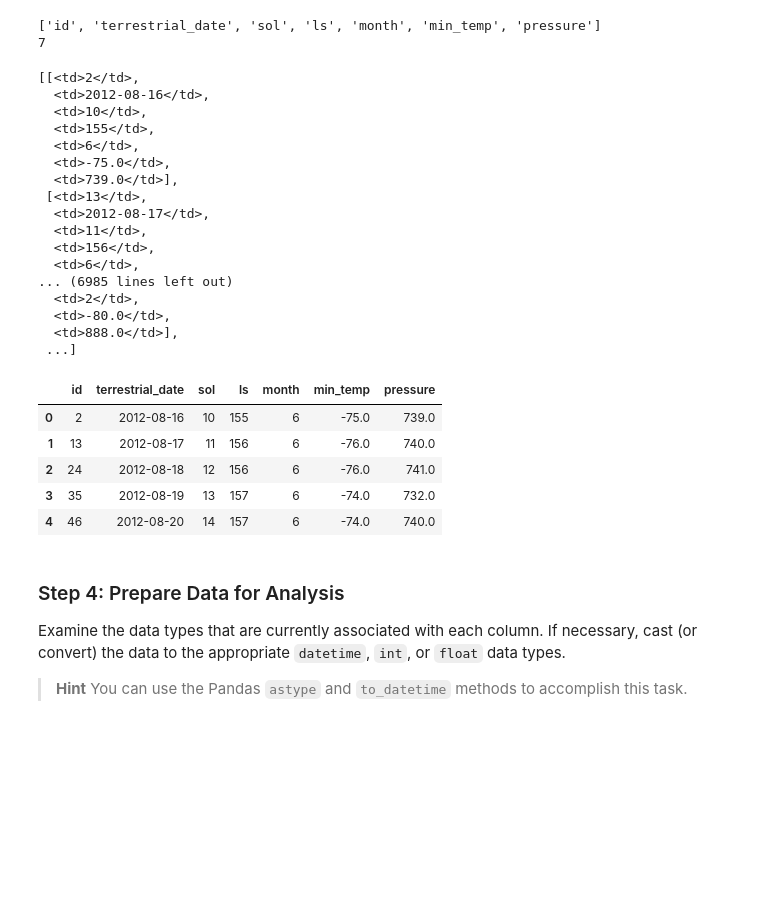
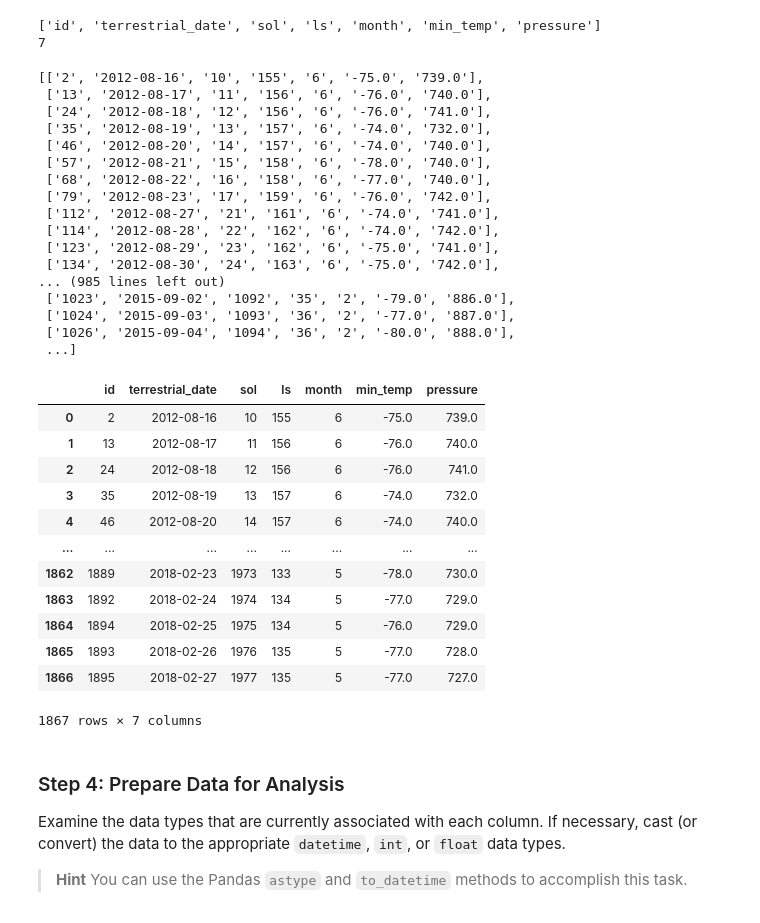
Before and after one commit to jddelaune/mars-web-scraping, a Jupyter notebook: part_2_mars_weather.ipynb, the cells around one changed output. Cells and saved outputs as stored; diff of their text form; code cells hidden in the pictures; blank space fills up the shorter version.

```diff
--- a/part_2_mars_weather.ipynb
+++ b/part_2_mars_weather.ipynb
@@ -86,38 +86,48 @@ row_data = []
 # Loop through the scraped data to create a list of rows
 for i in data_rows:
     row = i.find_all('td')
-    row_data.append(row)
+    ct = [cell.text for cell in row]
+    row_data.append(ct)
 # %%
 row_data
 # %% [output]
-[[<td>2</td>,
-  <td>2012-08-16</td>,
-  <td>10</td>,
-  <td>155</td>,
-  <td>6</td>,
-  <td>-75.0</td>,
-  <td>739.0</td>],
- [<td>13</td>,
-  <td>2012-08-17</td>,
-  <td>11</td>,
-  <td>156</td>,
-  <td>6</td>,
-... (6985 lines left out)
-  <td>2</td>,
-  <td>-80.0</td>,
-  <td>888.0</td>],
+[['2', '2012-08-16', '10', '155', '6', '-75.0', '739.0'],
+ ['13', '2012-08-17', '11', '156', '6', '-76.0', '740.0'],
+ ['24', '2012-08-18', '12', '156', '6', '-76.0', '741.0'],
+ ['35', '2012-08-19', '13', '157', '6', '-74.0', '732.0'],
+ ['46', '2012-08-20', '14', '157', '6', '-74.0', '740.0'],
+ ['57', '2012-08-21', '15', '158', '6', '-78.0', '740.0'],
+ ['68', '2012-08-22', '16', '158', '6', '-77.0', '740.0'],
+ ['79', '2012-08-23', '17', '159', '6', '-76.0', '742.0'],
+ ['112', '2012-08-27', '21', '161', '6', '-74.0', '741.0'],
+ ['114', '2012-08-28', '22', '162', '6', '-74.0', '742.0'],
+ ['123', '2012-08-29', '23', '162', '6', '-75.0', '741.0'],
+ ['134', '2012-08-30', '24', '163', '6', '-75.0', '742.0'],
+... (985 lines left out)
+ ['1023', '2015-09-02', '1092', '35', '2', '-79.0', '886.0'],
+ ['1024', '2015-09-03', '1093', '36', '2', '-77.0', '887.0'],
+ ['1026', '2015-09-04', '1094', '36', '2', '-80.0', '888.0'],
  ...]
 # %%
 # Create a Pandas DataFrame by using the list of rows and a list of the column names
+mars_df = pd.DataFrame(data=row_data, columns=col_names)
 # %%
 # Confirm DataFrame was created successfully
+mars_df
 # %% [output]
 |  | id | terrestrial_date | sol | ls | month | min_temp | pressure |
 | 0 | 2 | 2012-08-16 | 10 | 155 | 6 | -75.0 | 739.0 |
 | 1 | 13 | 2012-08-17 | 11 | 156 | 6 | -76.0 | 740.0 |
 | 2 | 24 | 2012-08-18 | 12 | 156 | 6 | -76.0 | 741.0 |
 | 3 | 35 | 2012-08-19 | 13 | 157 | 6 | -74.0 | 732.0 |
 | 4 | 46 | 2012-08-20 | 14 | 157 | 6 | -74.0 | 740.0 |
+| ... | ... | ... | ... | ... | ... | ... | ... |
+| 1862 | 1889 | 2018-02-23 | 1973 | 133 | 5 | -78.0 | 730.0 |
+| 1863 | 1892 | 2018-02-24 | 1974 | 134 | 5 | -77.0 | 729.0 |
+| 1864 | 1894 | 2018-02-25 | 1975 | 134 | 5 | -76.0 | 729.0 |
+| 1865 | 1893 | 2018-02-26 | 1976 | 135 | 5 | -77.0 | 728.0 |
+| 1866 | 1895 | 2018-02-27 | 1977 | 135 | 5 | -77.0 | 727.0 |
+1867 rows × 7 columns
 # %% [markdown]
 ### Step 4: Prepare Data for Analysis
 
```
Also changed, not shown: parts of 16 cells of this notebook, 1 other file.
